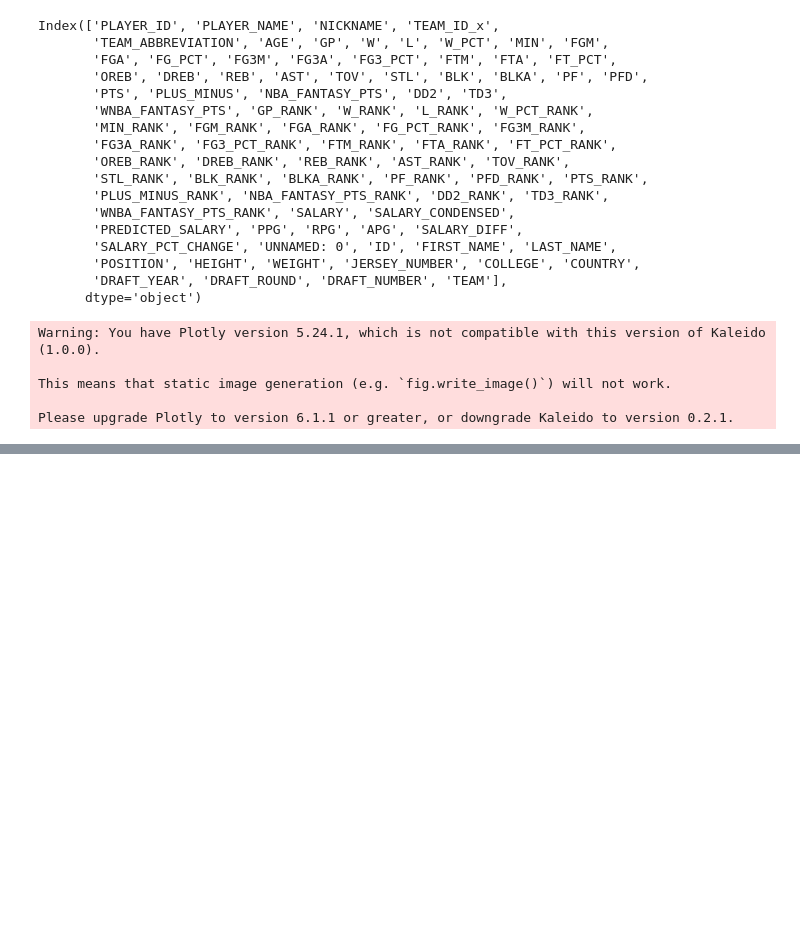
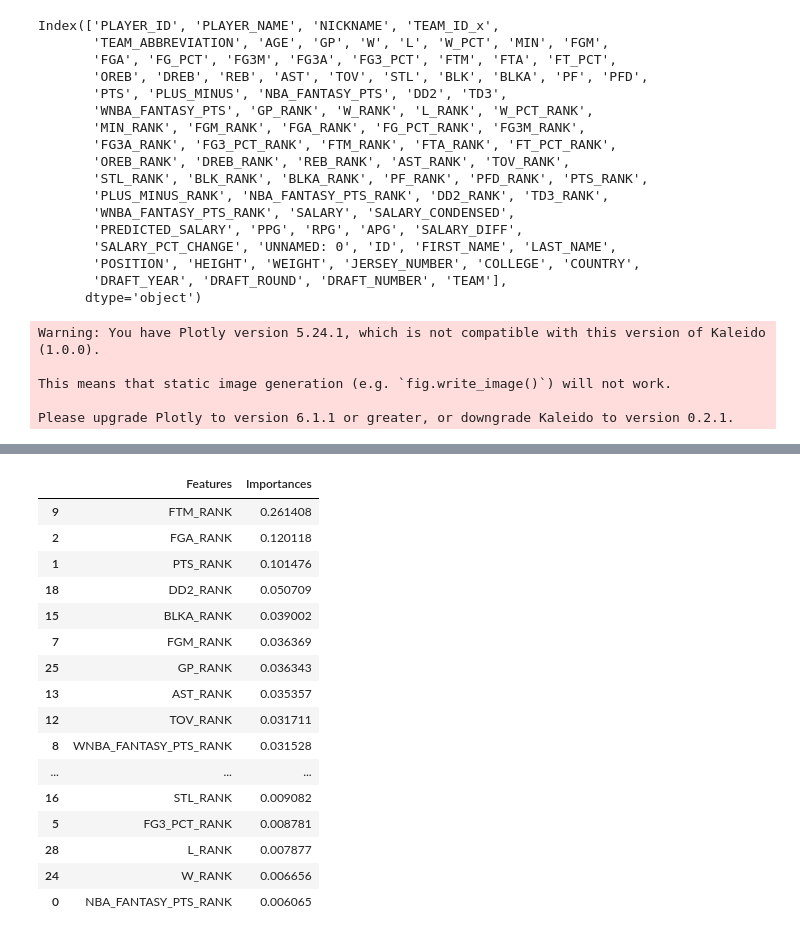
Before and after one commit to amanster22/PlayerGaugeAI, a Jupyter notebook: backend/salary_XGB.ipynb, the cells around one changed output, grey strips where cells are left out. Drawn from its saved outputs; the diff is of its cells as text; code cells hidden in the pictures; blank space fills up the shorter version.

Commit message:
updated model

```diff
--- a/backend/salary_XGB.ipynb
+++ b/backend/salary_XGB.ipynb
@@ -747,0 +934,20 @@ fig.show()
+# %%
+pd.DataFrame({'Features':new_model.feature_names_in_,'Importances':new_model.feature_importances_}).sort_values(by='Importances', ascending=False)
+# %% [output]
+|  | Features | Importances |
+| 9 | FTM_RANK | 0.261408 |
+| 2 | FGA_RANK | 0.120118 |
+| 1 | PTS_RANK | 0.101476 |
+| 18 | DD2_RANK | 0.050709 |
+| 15 | BLKA_RANK | 0.039002 |
+| 7 | FGM_RANK | 0.036369 |
+| 25 | GP_RANK | 0.036343 |
+| 13 | AST_RANK | 0.035357 |
+| 12 | TOV_RANK | 0.031711 |
+| 8 | WNBA_FANTASY_PTS_RANK | 0.031528 |
+| ... | ... | ... |
+| 16 | STL_RANK | 0.009082 |
+| 5 | FG3_PCT_RANK | 0.008781 |
+| 28 | L_RANK | 0.007877 |
+| 24 | W_RANK | 0.006656 |
+| 0 | NBA_FANTASY_PTS_RANK | 0.006065 |
```
Also changed, not shown: parts of 5 cells of this notebook.
